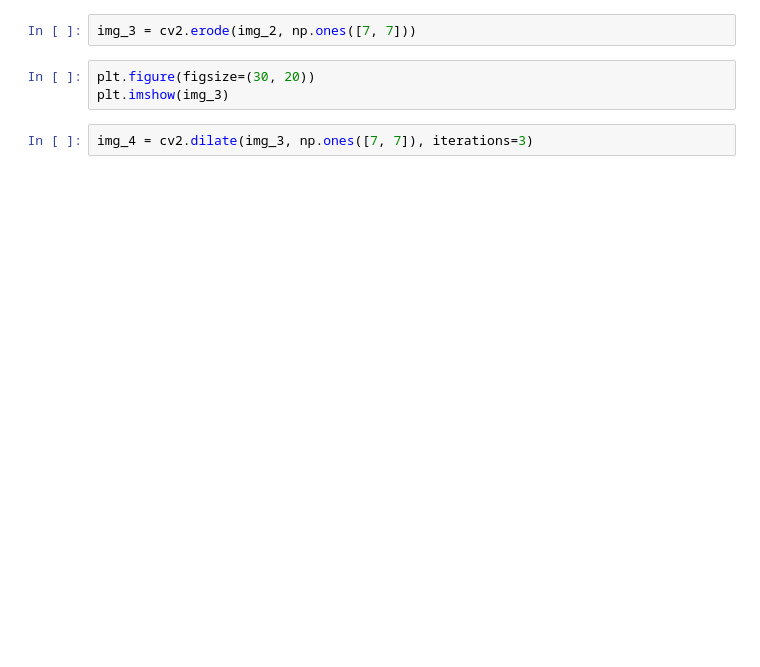
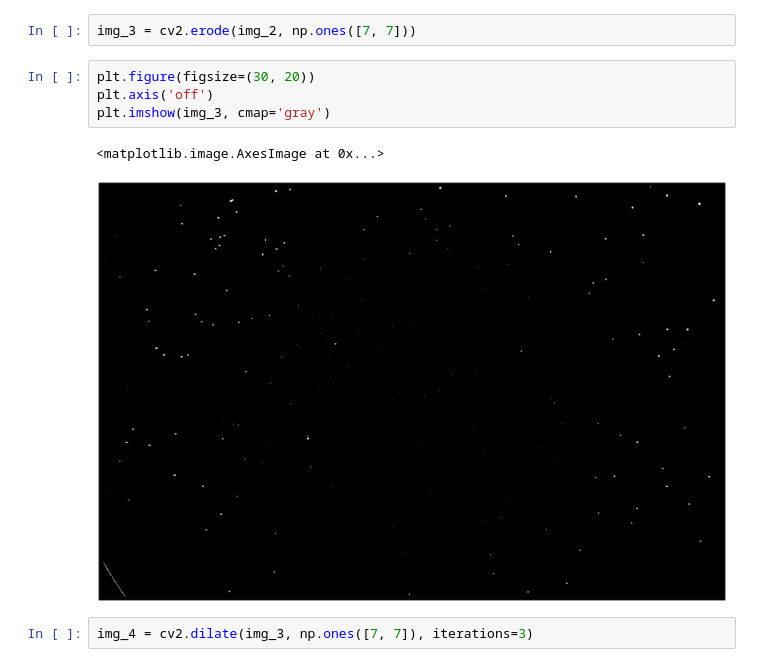
Before and after one commit to randy8642/ImageProcessing_HW1_BarcodeBeadsDetection, a Jupyter notebook: main.ipynb, the cells around one changed output. Cells and saved outputs as stored; diff of their text form; blank space fills up the shorter version.

```diff
--- a/main.ipynb
+++ b/main.ipynb
@@ -30,7 +38,11 @@ plt.imshow(img_2)
 img_3 = cv2.erode(img_2, np.ones([7, 7]))
 # %%
 plt.figure(figsize=(30, 20))
-plt.imshow(img_3)
+plt.axis('off')
+plt.imshow(img_3, cmap='gray')
+# %% [output]
+<matplotlib.image.AxesImage at 0x...>
+[figure, added]
 # %%
 img_4 = cv2.dilate(img_3, np.ones([7, 7]), iterations=3)
 # %%
```
Also changed, not shown: parts of 8 cells of this notebook, 8 other files.
